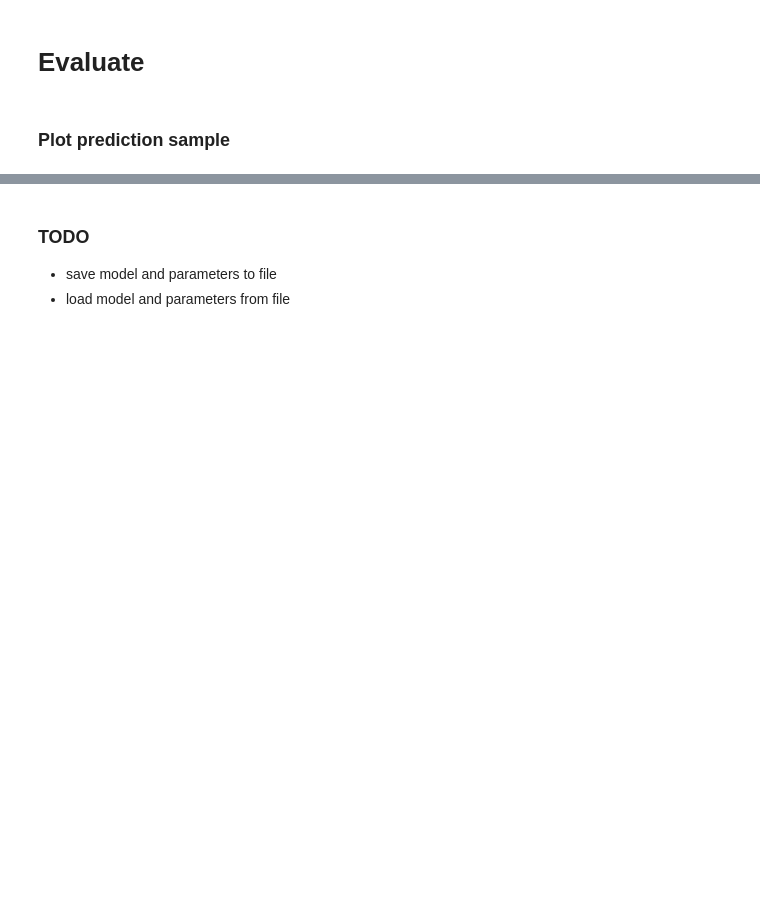
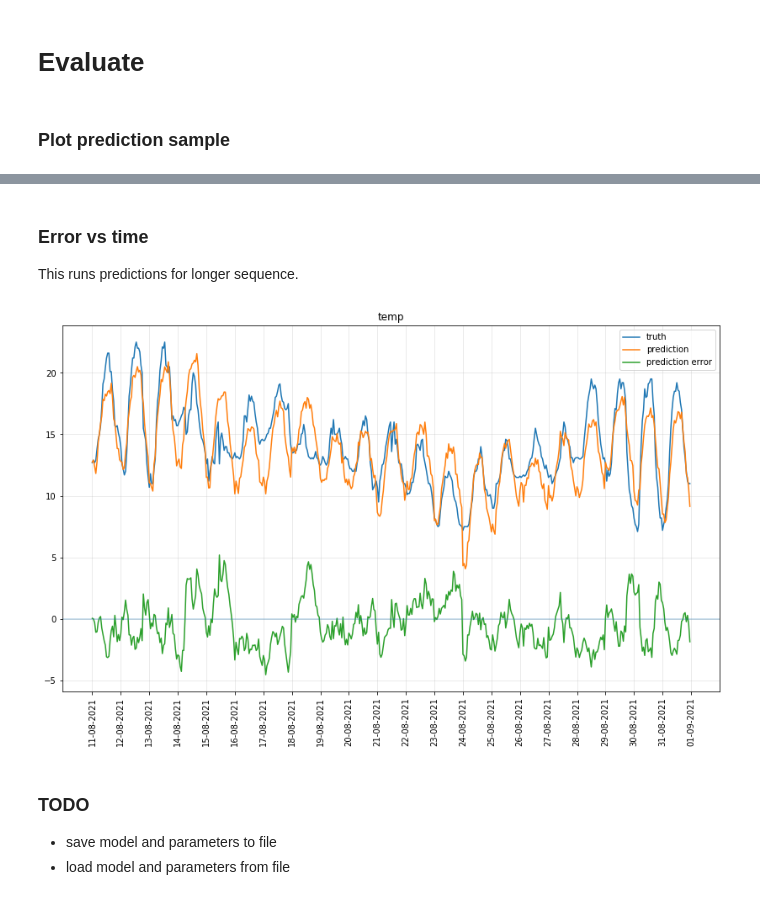
Before and after one commit to Kursula/ML_toy_problems, a Jupyter notebook: Timeseries_prediction_MLP.ipynb, the cells around one changed output, grey strips where cells are left out. Drawn from its saved outputs; the diff is of its cells as text; code cells hidden in the pictures; blank space fills up the shorter version.

```diff
--- a/Timeseries_prediction_MLP.ipynb
+++ b/Timeseries_prediction_MLP.ipynb
@@ -461,3 +460,63 @@ plt.show()
+# %% [markdown]
+### Error vs time
+This runs predictions for longer sequence.
+# %%
+# Pick time range for the test
+plot_start = datetime(2021, 8, 1)
+plot_end = datetime(2021, 9, 1)
+
+predictions = []
+truths = []
+dates = []
+
+# Define the starting points for slices that are used in predictions
+slice_starts = pd.date_range(
+    plot_start,
+    plot_end - timedelta(hours=params['input_len'] + params['target_len']),
+    freq='{}h'.format(params['target_len'])
+)
+
+# Make prediction for each slide
+for slice_start in slice_starts:
+    # Parse input data
+    slice_end = slice_start + timedelta(hours=params['input_len'])
+    mask = (dataset.index >= slice_start) & (dataset.index < slice_end)
+    inf_data = dataset.loc[mask, params['inputs']]
+    inf_input = data_proc.preprocess(inf_data).values
+    inf_input = format_inputs(inf_input)
+
+    # Make prediction
+    model.eval()
+    with torch.no_grad():
+        prediction = model(inf_input.unsqueeze(0)).detach()[0]
+    prediction = data_proc.postprocess(prediction, params['target'])
+    predictions.extend(prediction)
+
+    # Parse also the truth and datetime values
+    mask = (dataset.index >= slice_end) & (dataset.index < slice_end + timedelta(hours=params['target_len']))
+    truths.extend(dataset.loc[mask, params['target']])
+    dates.extend(dataset.index[mask])
+
+dates = pd.to_datetime(dates)
+residuals = np.array(predictions) - np.array(truths)
+
+# Plot results. The input sequence from beginning of the time range is omitted, since there are no predictions.
+fig, ax = plt.subplots(nrows=1, ncols=1, sharex=True, figsize=(14, 8))
+
+ax.plot(dates.values, truths, label='truth')
+ax.plot(dates.values, predictions, label='prediction')
+ax.grid(alpha=0.3)
+ax.plot(dates.values, residuals, label='prediction error')
+ax.axhline(0, alpha=0.3)
+ax.set_xticks(pd.date_range(min(dates), max(dates) + timedelta(hours=1), freq='1d'))
+ax.grid(alpha=0.3)
+ax.xaxis.set_major_formatter(mdates.DateFormatter('%d-%m-%Y'))
+ax.tick_params(axis='x', labelrotation=90)
+ax.legend()
+ax.set_title(params['target'])
+plt.show()
+# %% [output]
+[figure, added]
 # %% [markdown]
 ### TODO
 - save model and parameters to file
```
Also changed, not shown: parts of 11 cells of this notebook.
